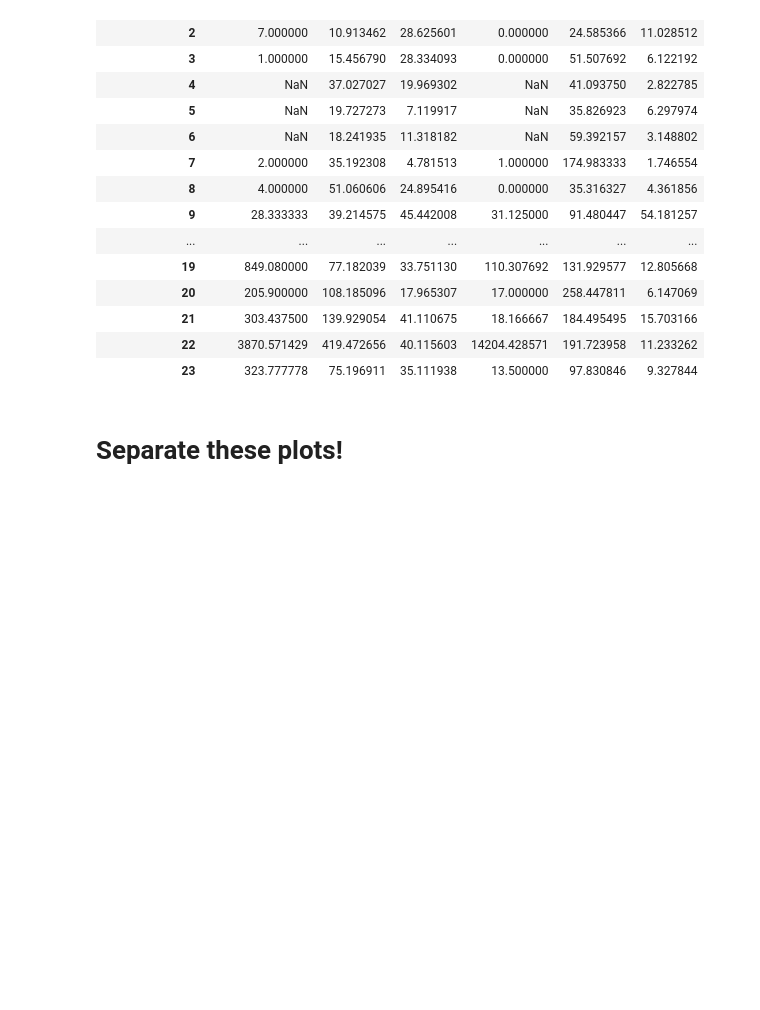
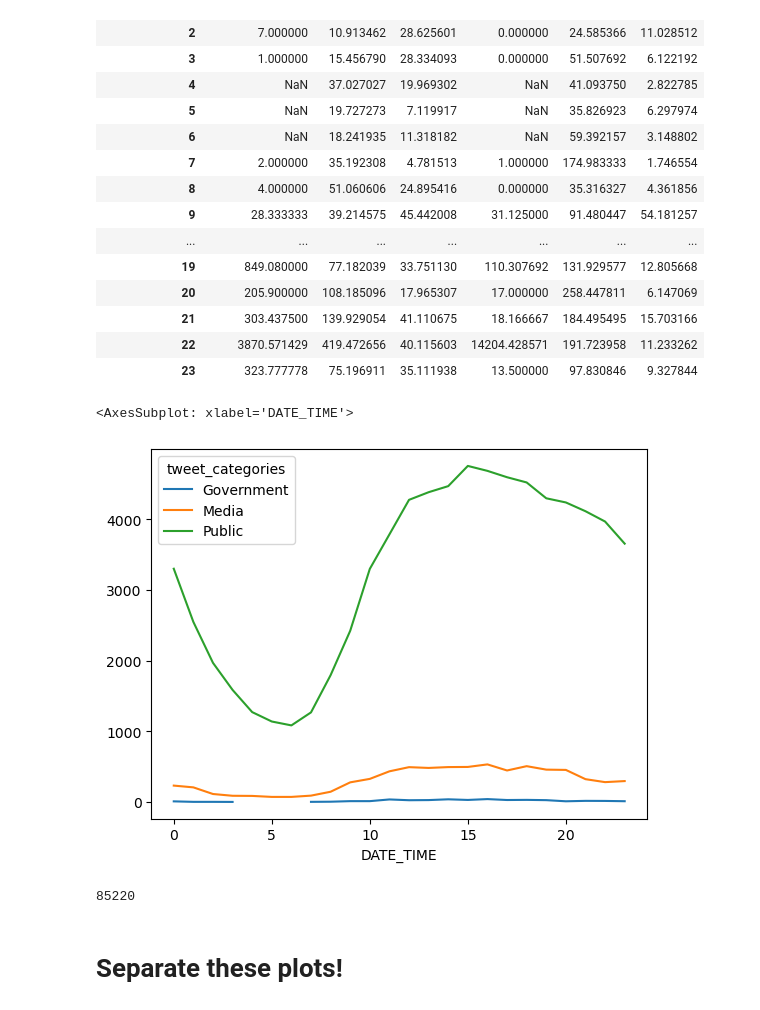
Before and after one commit to mahrukh-k/AI-Project, a Jupyter notebook: EDA_v1.ipynb, the cells around one changed output. Saved outputs shown, nothing was run; the diff lists cells and outputs as text; code cells hidden in the pictures; blank space fills up the shorter version.

```diff
--- a/EDA_v1.ipynb
+++ b/EDA_v1.ipynb
@@ -203,6 +203,16 @@ data.groupby([data['DATE_TIME'].dt.hour, 'tweet_categories'])[['RETWEET_COUNT',
 | 21 | 303.437500 | 139.929054 | 41.110675 | 18.166667 | 184.495495 | 15.703166 |
 | 22 | 3870.571429 | 419.472656 | 40.115603 | 14204.428571 | 191.723958 | 11.233262 |
 | 23 | 323.777778 | 75.196911 | 35.111938 | 13.500000 | 97.830846 | 9.327844 |
+# %%
+# By hour of the day, when is it when eople tweets the most?
+data.groupby([data['DATE_TIME'].dt.hour, 'tweet_categories'])['MESSAGE'].count().unstack().plot()
+# %% [output]
+<AxesSubplot: xlabel='DATE_TIME'>
+[figure, added]
+# %%
+len(data)
+# %% [output]
+85220
 # %% [markdown]
 # Separate these plots!
 # %%
```
Also changed, not shown: 4 other files.
